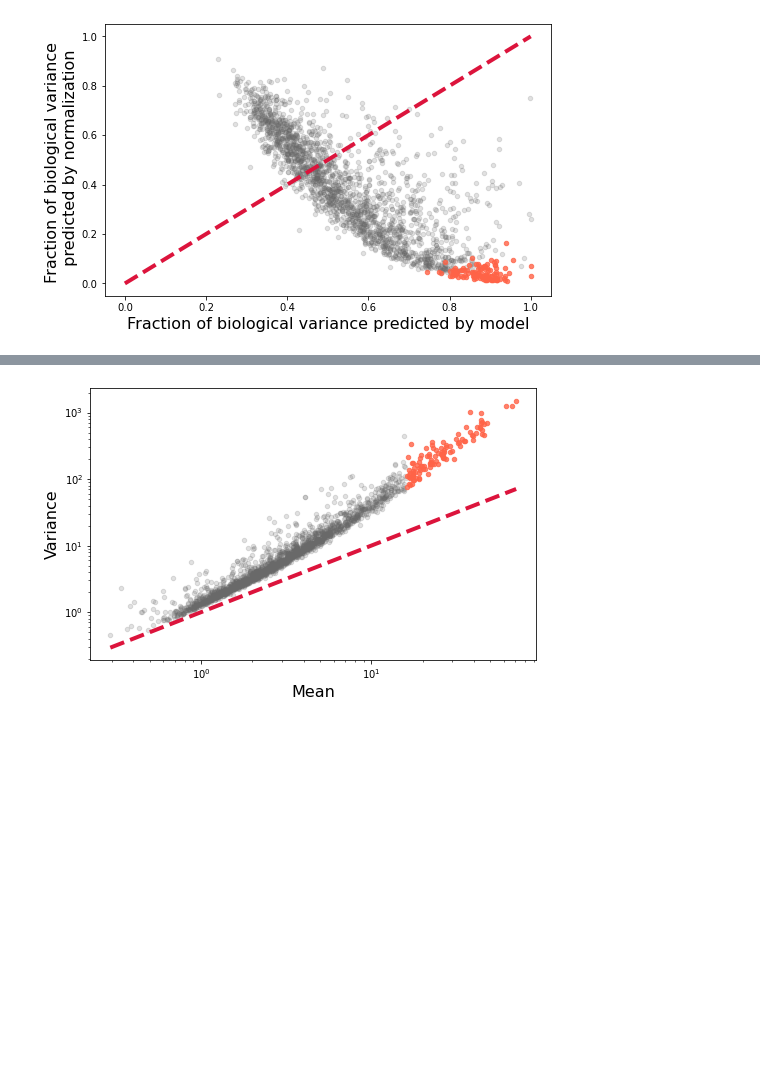
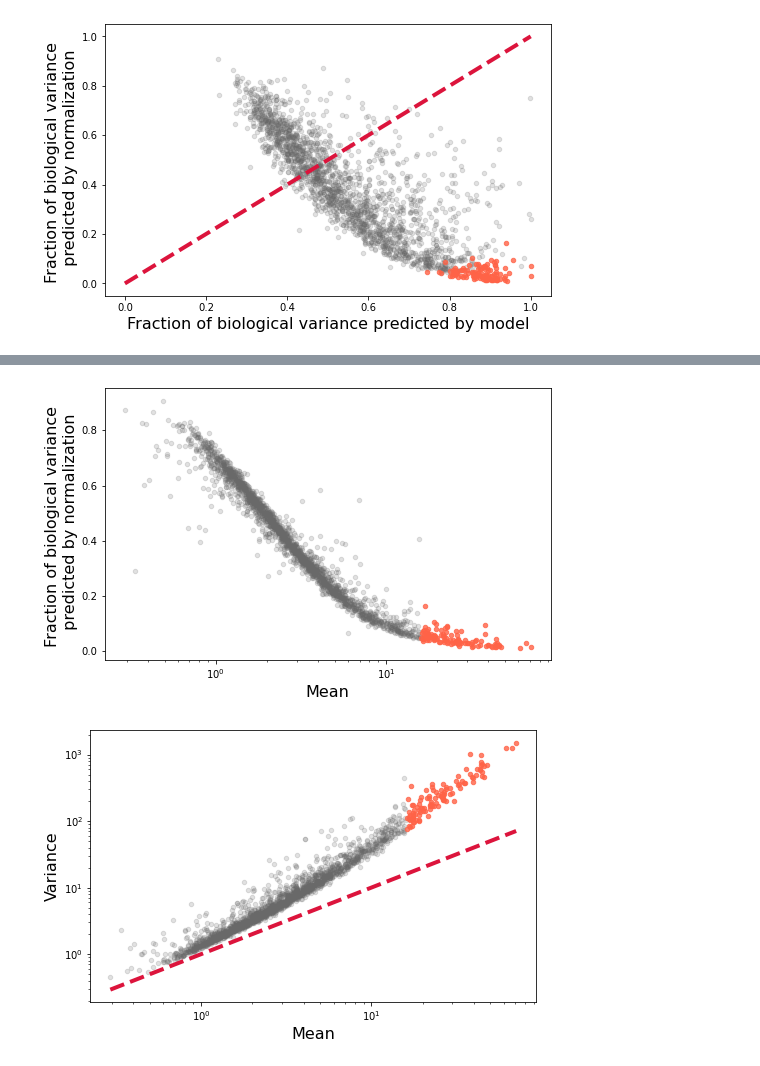
Before and after one commit to gennadygorin/seq-cme-technoise, a Jupyter notebook: gg220602_allen_cellsubtypes_norm.ipynb, the cells around one changed output, grey strips where cells are left out. Cells and saved outputs as stored; diff of their text form; code cells hidden in the pictures; blank space fills up the shorter version.

```diff
--- a/gg220602_allen_cellsubtypes_norm.ipynb
+++ b/gg220602_allen_cellsubtypes_norm.ipynb
@@ -130,7 +130,7 @@ def get_noise_decomp_(S_,sizefactor = 'pf',lognormalize=True,pcount=0,knee_thr=N
 # %% [markdown]
 Compute the normalization-based estimate.
 # %%
-f_tech_naive = get_noise_decomp_(sd_arr[0].S,pcount=0,knee_thr=None)[:,0] #biological noise over whole dataset, by normaliz
+f_tech_naive = sd_arr[0].get_noise_decomp()[:,0,1] #biological noise over whole dataset, by normaliz
 # %% [markdown]
 Compute lower limit on biological variation, taking into account the cluster differences.
 # %%
@@ -236,3 +236,16 @@ plt.savefig(fig_string,dpi=450)
+# %%
+plt.figure(figsize=(8,5))
+plt.scatter(mean_total[gf],f_tech_naive[gf],20,'dimgrey',alpha=0.2)
+plt.scatter(mean_total[~gf],f_tech_naive[~gf],20,'tomato',alpha=0.8)
+plt.xlabel('Mean',fontsize=fs)
+plt.ylabel('Fraction of biological variance \n predicted by normalization',fontsize=fs)
+
+plt.xscale('log')
+
+fig_string = sr.batch_analysis_string+'/norm_var_mean_allclusters.png'
+plt.savefig(fig_string,dpi=450)
+# %% [output]
+[figure, added]
 # %%
 plt.figure(figsize=(8,5))
 plt.scatter(mean_total[gf],var_total[gf],20,'dimgrey',alpha=0.2)
```
Also changed, not shown: parts of 2 cells of this notebook, 1 other file.
